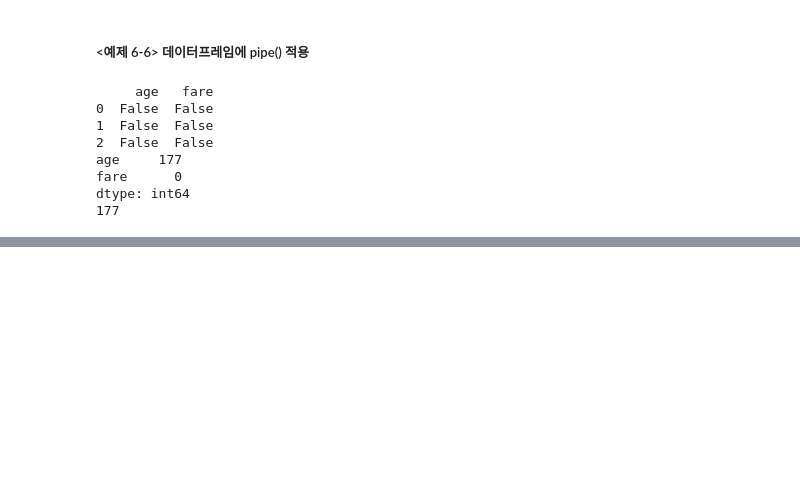
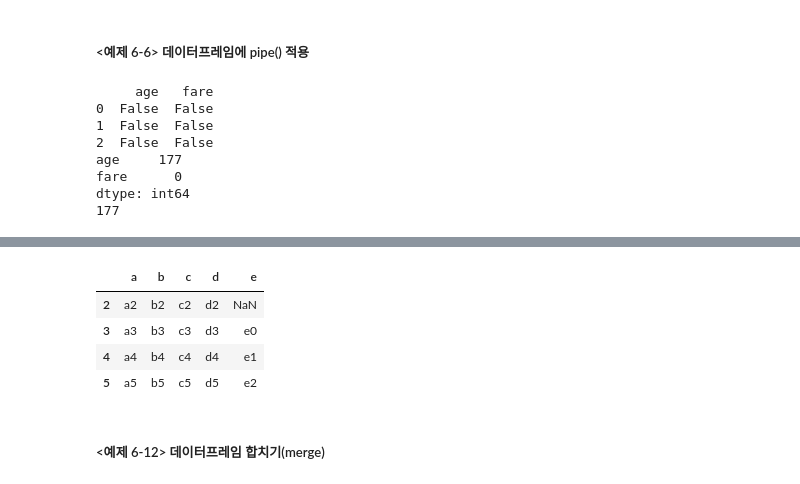
Before and after one commit to heeju0/BOOK_python-ml-pandas-data-analytics, a Jupyter notebook: part 6_데이터 프레임의 다양한 응용.ipynb, the cells around one changed output, grey strips where cells are left out. Cells and saved outputs as stored; diff of their text form; code cells hidden in the pictures; blank space fills up the shorter version.

```diff
--- a/part 6_데이터 프레임의 다양한 응용.ipynb
+++ b/part 6_데이터 프레임의 다양한 응용.ipynb
@@ -119,0 +299,10 @@ dtype: int64
+# %%
+pd.concat([df2, sr], axis=1, sort=False)
+# %% [output]
+|  | a | b | c | d | e |
+| 2 | a2 | b2 | c2 | d2 | NaN |
+| 3 | a3 | b3 | c3 | d3 | e0 |
+| 4 | a4 | b4 | c4 | d4 | e1 |
+| 5 | a5 | b5 | c5 | d5 | e2 |
+# %% [markdown]
+##### <예제 6-12> 데이터프레임 합치기(merge)
```
Also changed, not shown: parts of 32 cells of this notebook.
